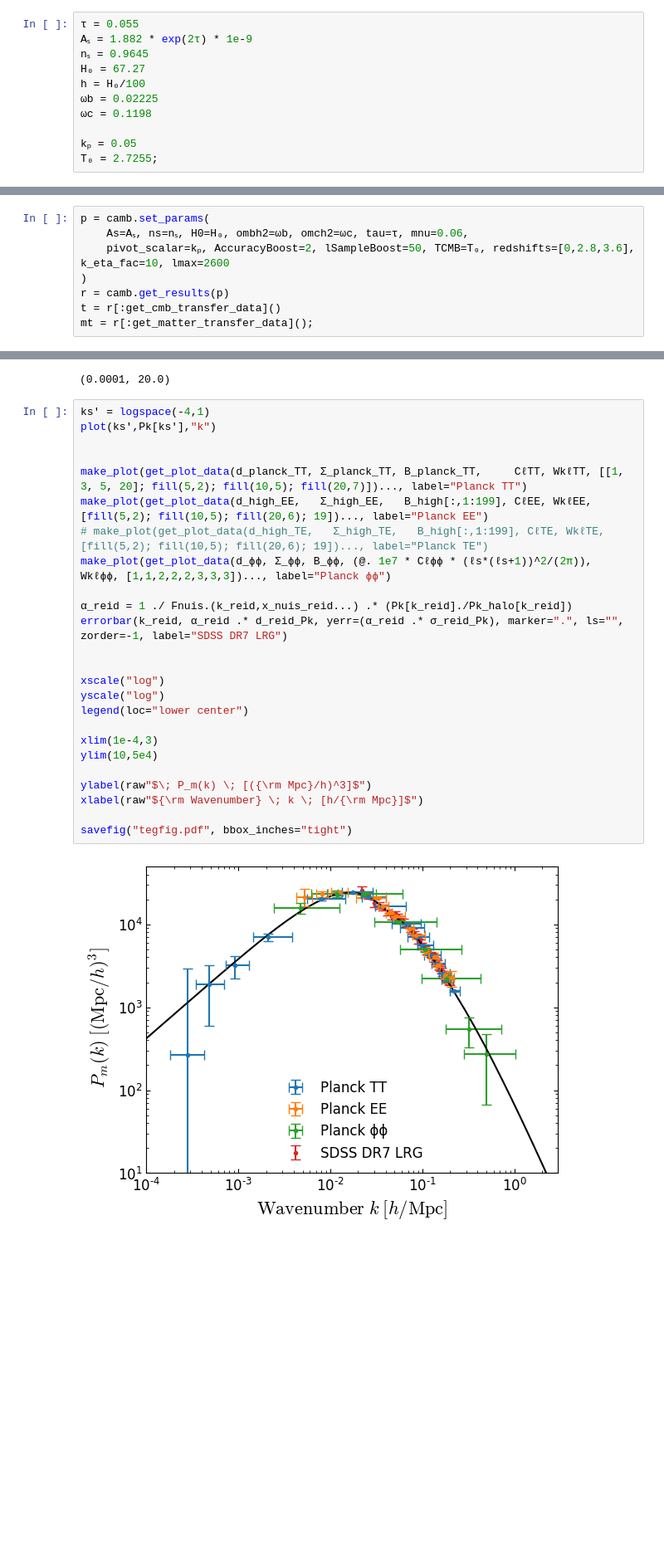
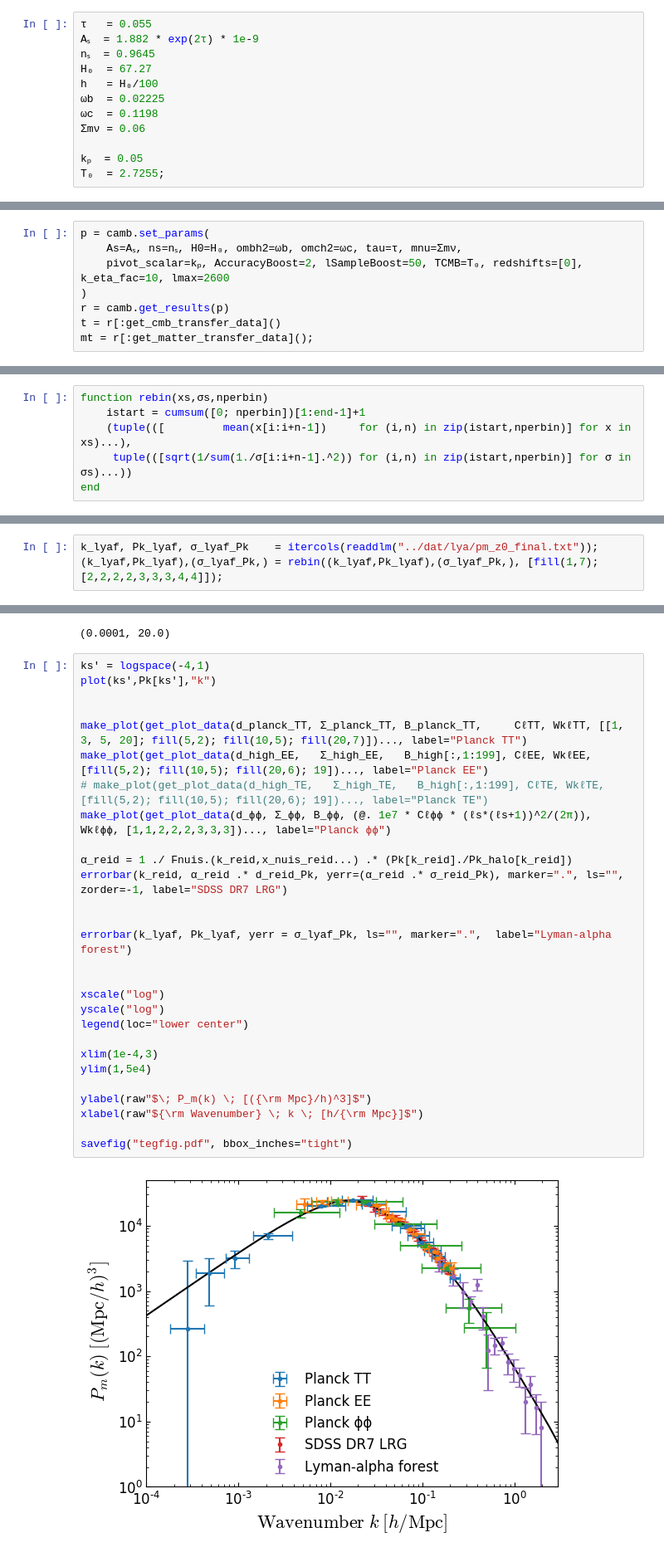
Before and after one commit to marius311/mpk_compilation, a Jupyter notebook: shared/tegfig.ipynb, the cells around one changed output, grey strips where cells are left out. Shown: that part at 83% size. Saved outputs shown, nothing was run; the diff lists cells and outputs as text; blank space fills up the shorter version.

Commit message:
add Lyman-alpha forest

```diff
--- a/shared/tegfig.ipynb
+++ b/shared/tegfig.ipynb
@@ -12,16 +9,17 @@ using Base.Iterators: take
 # %% [markdown]
 ## Parameters of the fiducial model
 # %%
-τ = 0.055
-Aₛ = 1.882 * exp(2τ) * 1e-9
-nₛ = 0.9645
-H₀ = 67.27
-h = H₀/100
-ωb = 0.02225
-ωc = 0.1198
+τ   = 0.055
+Aₛ  = 1.882 * exp(2τ) * 1e-9
+nₛ  = 0.9645
+H₀  = 67.27
+h   = H₀/100
+ωb  = 0.02225
+ωc  = 0.1198
+Σmν = 0.06
 
-kₚ = 0.05
-T₀ = 2.7255;
+kₚ  = 0.05
+T₀  = 2.7255;
 # %% [markdown]
 ## Planck
 # %% [markdown]
@@ -30,8 +28,8 @@ T₀ = 2.7255;
 Here we call CAMB to compute the CMB and matter transfer functions. Note we're computing them at every $\ell$ and at somewhat higher accuracy than normal, so this step may take a few minutes.
 # %%
 p = camb.set_params(
-    As=Aₛ, ns=nₛ, H0=H₀, ombh2=ωb, omch2=ωc, tau=τ, mnu=0.06,
-    pivot_scalar=kₚ, AccuracyBoost=2, lSampleBoost=50, TCMB=T₀, redshifts=[0,2.8,3.6], k_eta_fac=10, lmax=2600
+    As=Aₛ, ns=nₛ, H0=H₀, ombh2=ωb, omch2=ωc, tau=τ, mnu=Σmν,
+    pivot_scalar=kₚ, AccuracyBoost=2, lSampleBoost=50, TCMB=T₀, redshifts=[0], k_eta_fac=10, lmax=2600
 )
 r = camb.get_results(p)
 t = r[:get_cmb_transfer_data]()
@@ -214,0 +215,6 @@ x_nuis_reid = optimize(lnL,Float64[1,0,0]).minimizer
+# %%
+function rebin(xs,σs,nperbin)
+    istart = cumsum([0; nperbin])[1:end-1]+1
+    (tuple(([         mean(x[i:i+n-1])     for (i,n) in zip(istart,nperbin)] for x in xs)...),
+     tuple(([sqrt(1/sum(1./σ[i:i+n-1].^2)) for (i,n) in zip(istart,nperbin)] for σ in σs)...))
+end
@@ -215,3 +223,6 @@ x_nuis_reid = optimize(lnL,Float64[1,0,0]).minimizer
+# %%
+k_lyaf, Pk_lyaf, σ_lyaf_Pk    = itercols(readdlm("../dat/lya/pm_z0_final.txt"));
+(k_lyaf,Pk_lyaf),(σ_lyaf_Pk,) = rebin((k_lyaf,Pk_lyaf),(σ_lyaf_Pk,), [fill(1,7); [2,2,2,2,3,3,3,4,4]]);
 # %% [markdown]
 ## Make plot
 # %%
@@ -281,27 +292,30 @@ xlim(1e-4,2e1)
 # %%
 ks′ = logspace(-4,1)
 plot(ks′,Pk[ks′],"k")
 
 
 make_plot(get_plot_data(d_planck_TT, Σ_planck_TT, B_planck_TT,     CℓTT, WkℓTT, [[1, 3, 5, 20]; fill(5,2); fill(10,5); fill(20,7)])..., label="Planck TT")
 make_plot(get_plot_data(d_high_EE,   Σ_high_EE,   B_high[:,1:199], CℓEE, WkℓEE, [fill(5,2); fill(10,5); fill(20,6); 19])..., label="Planck EE")
 # make_plot(get_plot_data(d_high_TE,   Σ_high_TE,   B_high[:,1:199], CℓTE, WkℓTE, [fill(5,2); fill(10,5); fill(20,6); 19])..., label="Planck TE")
 make_plot(get_plot_data(d_ϕϕ, Σ_ϕϕ, B_ϕϕ, (@. 1e7 * Cℓϕϕ * (ℓs*(ℓs+1))^2/(2π)), Wkℓϕϕ, [1,1,2,2,2,3,3,3])..., label="Planck ϕϕ")
 
 α_reid = 1 ./ Fnuis.(k_reid,x_nuis_reid...) .* (Pk[k_reid]./Pk_halo[k_reid])
 errorbar(k_reid, α_reid .* d_reid_Pk, yerr=(α_reid .* σ_reid_Pk), marker=".", ls="", zorder=-1, label="SDSS DR7 LRG")
 
 
+errorbar(k_lyaf, Pk_lyaf, yerr = σ_lyaf_Pk, ls="", marker=".",  label="Lyman-alpha forest")
+
+
 xscale("log")
 yscale("log")
 legend(loc="lower center")
 
 xlim(1e-4,3)
-ylim(10,5e4)
+ylim(1,5e4)
 
 ylabel(raw"$\; P_m(k) \; [({\rm Mpc}/h)^3]$")
 xlabel(raw"${\rm Wavenumber} \; k \; [h/{\rm Mpc}]$")
 
 savefig("tegfig.pdf", bbox_inches="tight")
 # %% [output]
-[figure, old version]
+[figure, new version]
```
Also changed, not shown: parts of 3 cells of this notebook, 1 other file.
